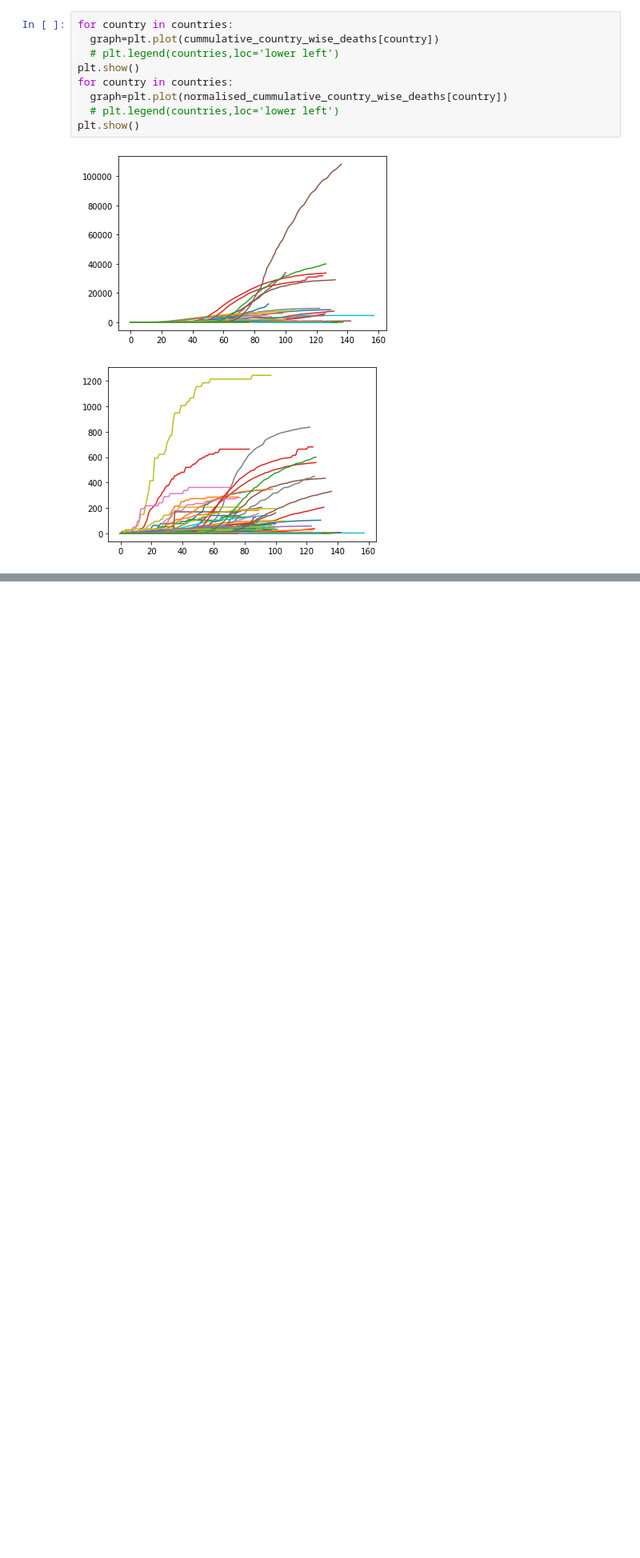
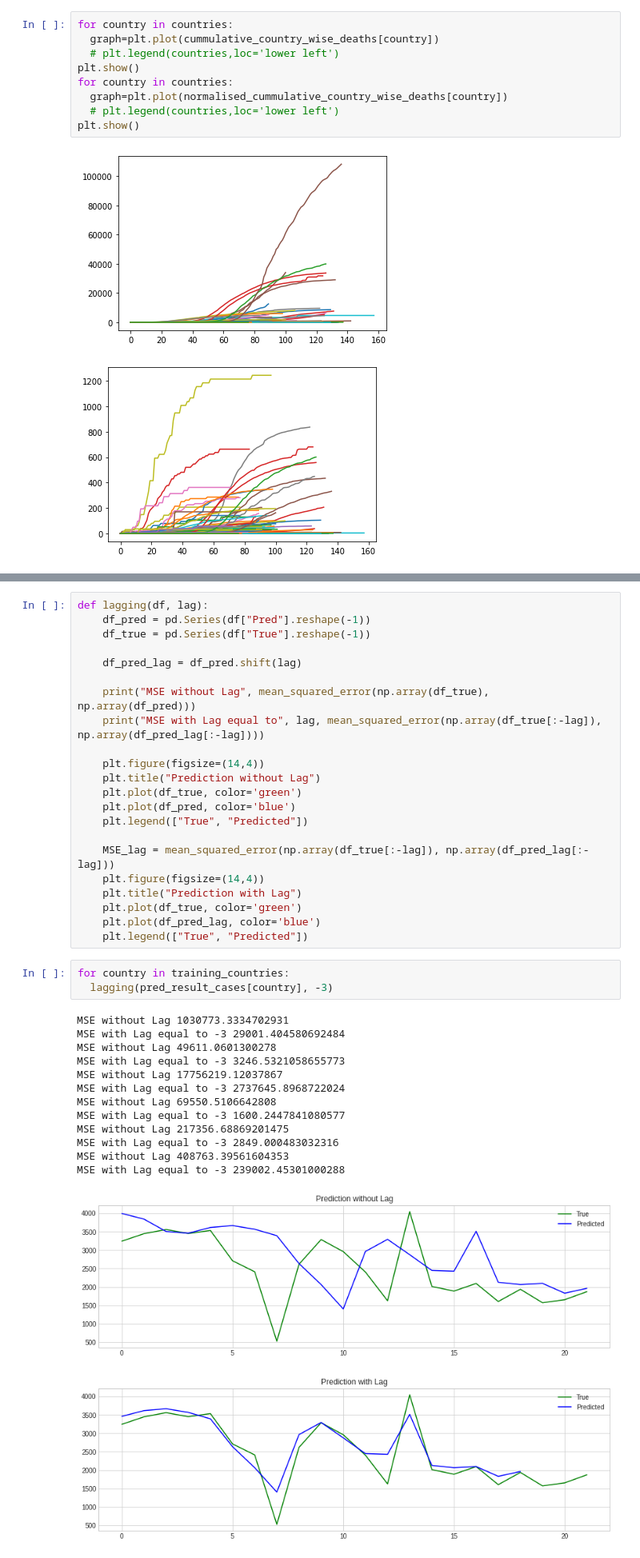
Before and after one commit to kartika-nair/Benchmarking_Of_NODE, a Jupyter notebook: Visualisation.ipynb, the cells around one changed output, grey strips where cells are left out. Shown at 80% size. Saved outputs shown, nothing was run; the diff lists cells and outputs as text; blank space fills up the shorter version.

```diff
--- a/Visualisation.ipynb
+++ b/Visualisation.ipynb
@@ -237,0 +546,40 @@ Canada                                        Peru
+# %%
+def lagging(df, lag):
+    df_pred = pd.Series(df["Pred"].reshape(-1))
+    df_true = pd.Series(df["True"].reshape(-1))
+
+    df_pred_lag = df_pred.shift(lag)
+
+    print("MSE without Lag", mean_squared_error(np.array(df_true), np.array(df_pred)))
+    print("MSE with Lag equal to", lag, mean_squared_error(np.array(df_true[:-lag]), np.array(df_pred_lag[:-lag])))
+
+    plt.figure(figsize=(14,4))
+    plt.title("Prediction without Lag")
+    plt.plot(df_true, color='green')
+    plt.plot(df_pred, color='blue')
+    plt.legend(["True", "Predicted"])
+
+    MSE_lag = mean_squared_error(np.array(df_true[:-lag]), np.array(df_pred_lag[:-lag]))
+    plt.figure(figsize=(14,4))
+    plt.title("Prediction with Lag")
+    plt.plot(df_true, color='green')
+    plt.plot(df_pred_lag, color='blue')
+    plt.legend(["True", "Predicted"])
+# %%
+for country in training_countries:
+  lagging(pred_result_cases[country], -3)
+# %% [output]
+MSE without Lag 1030773.3334702931
+MSE with Lag equal to -3 29001.404580692484
+MSE without Lag 49611.0601300278
+MSE with Lag equal to -3 3246.5321058655773
+MSE without Lag 17756219.12037867
+MSE with Lag equal to -3 2737645.8968722024
+MSE without Lag 69550.5106642808
+MSE with Lag equal to -3 1600.2447841080577
+MSE without Lag 217356.68869201475
+MSE with Lag equal to -3 2849.000483032316
+MSE without Lag 408763.39561604353
+MSE with Lag equal to -3 239002.45301000288
+[figure, added]
+[figure, added]
```
Also changed, not shown: parts of 14 cells of this notebook.
